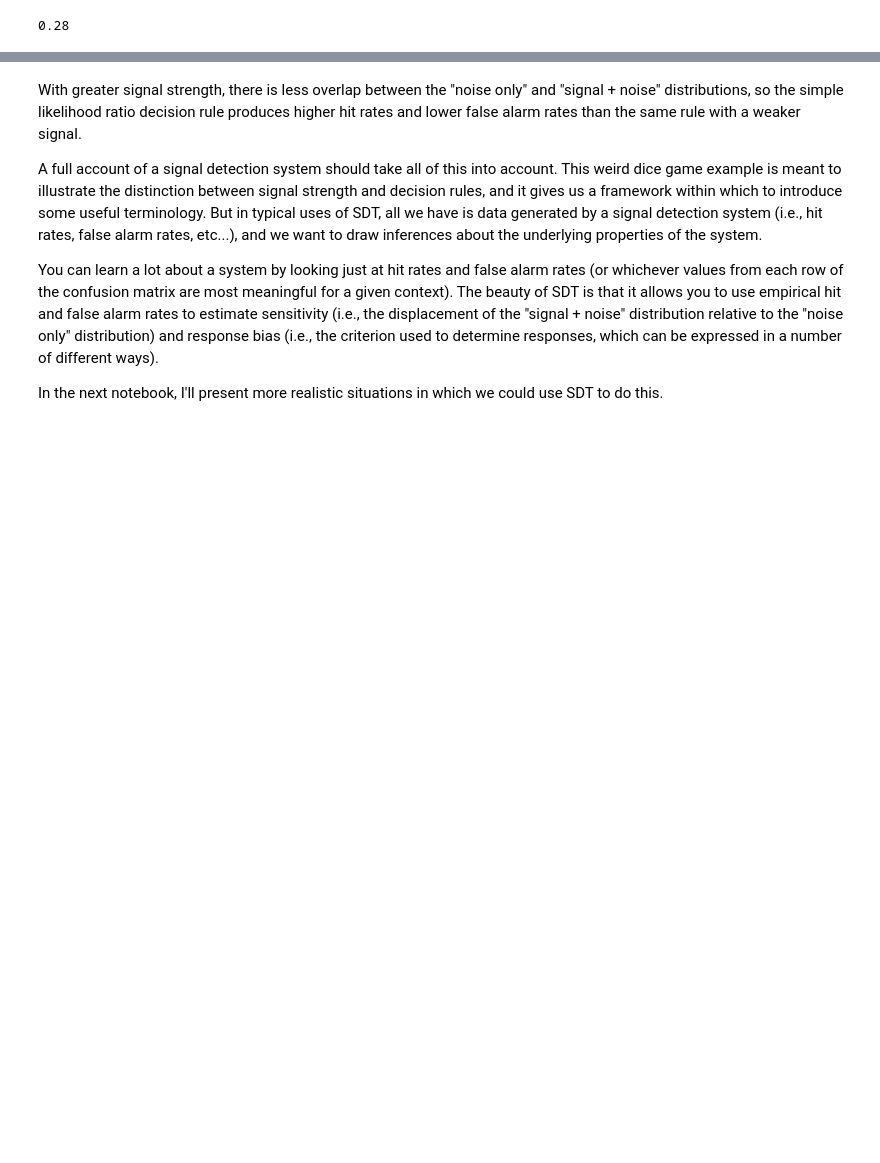
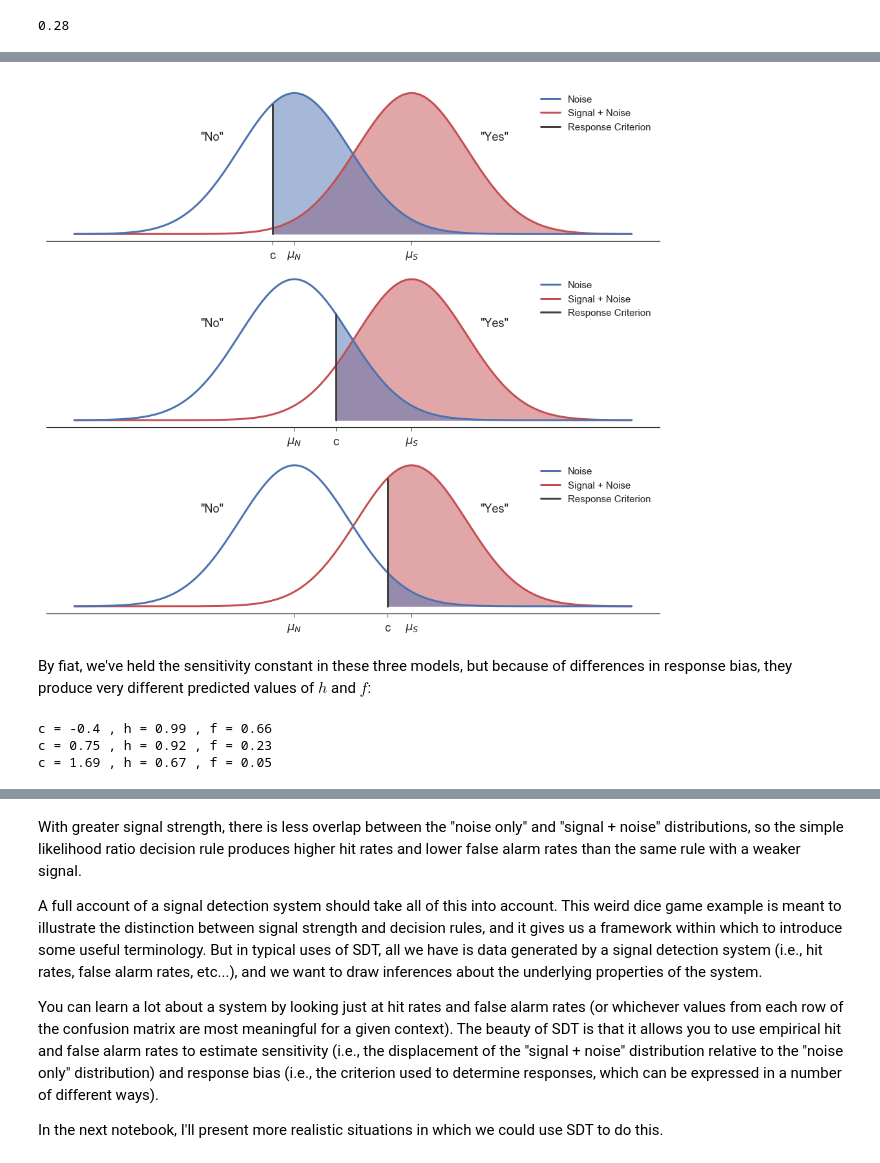
Before and after one commit to noahaskell/noahaskell.github.io, a Jupyter notebook: notebooks/sdt/Signal Detection Theory, Part 1.ipynb, the cells around one changed output, grey strips where cells are left out. Saved outputs shown, nothing was run; the diff lists cells and outputs as text; code cells hidden in the pictures; blank space fills up the shorter version.

```diff
--- a/notebooks/sdt/Signal Detection Theory, Part 1.ipynb
+++ b/notebooks/sdt/Signal Detection Theory, Part 1.ipynb
@@ -185,0 +177,18 @@ On the other hand, for a given decision rule, each signal strength produces a un
+# %%
+fig, axes = plt.subplots(3, 1, figsize=(17,15))
+c_list = [-.4, .75, 1.69]
+for cv, ax in zip(c_list, axes):
+    sdt.plot_simple_model(mu=[mu_N, mu_S], c=cv, ax=ax)
+# %% [output]
+[figure, added]
+# %% [markdown]
+By fiat, we've held the sensitivity constant in these three models, but because of differences in response bias, they produce very different predicted values of $h$ and $f$:
+# %%
+for cv in c_list:
+    print('c = ' + str(np.round(cv,2)),\
+          ', h = ' + str(np.round(norm.sf(cv, loc=mu_S),2)),\
+          ', f = ' + str(np.round(norm.sf(cv, loc=mu_N),2)))
+# %% [output]
+c = -0.4 , h = 0.99 , f = 0.66
+c = 0.75 , h = 0.92 , f = 0.23
+c = 1.69 , h = 0.67 , f = 0.05
```
Also changed, not shown: parts of 21 cells of this notebook, 1 other file.
